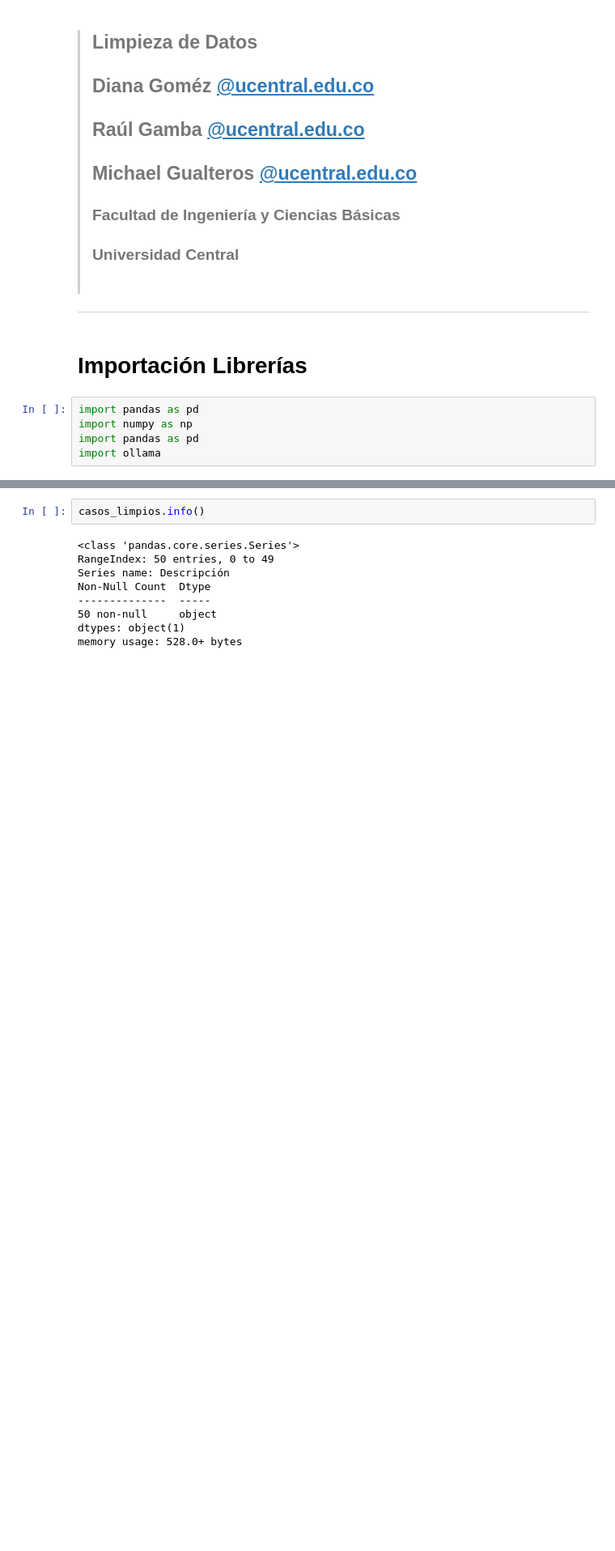
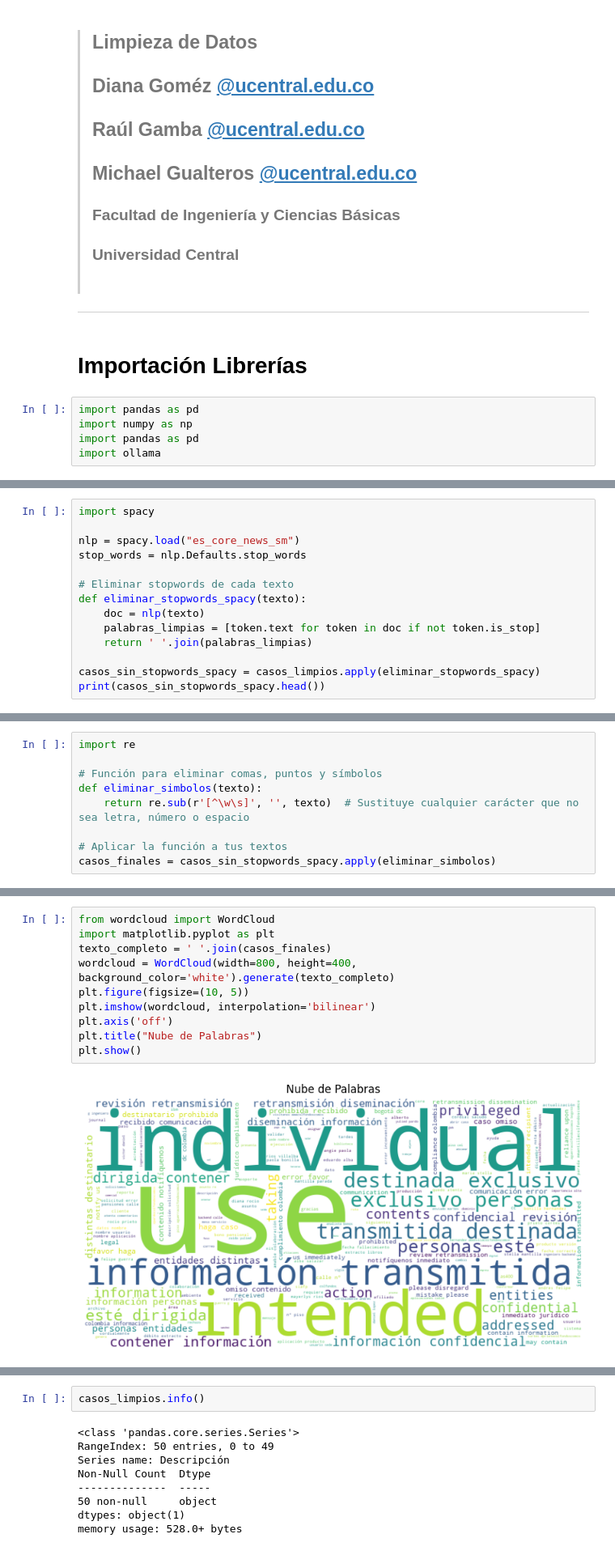
Before and after one commit to mgualteros/ProyectoProfundizacion, a Jupyter notebook: Profundización I/Limpieza información/Limpieza y embeddings 50 registros.ipynb, the cells around one changed output, grey strips where cells are left out. Shown at 81% size. Cells and saved outputs as stored; diff of their text form; blank space fills up the shorter version.

```diff
--- a/Profundización I/Limpieza información/Limpieza y embeddings 50 registros.ipynb
+++ b/Profundización I/Limpieza información/Limpieza y embeddings 50 registros.ipynb
@@ -57,2 +56,16 @@ max      8859.000000
 Name: Descripción, dtype: float64
 buenas tardes, solicito de su amable colaboración en ayudarnos a crear un caso para ser asignado a helbert alonso ojeda, con la descripción “búsqueda de información bases de datos”; la solicitud puntu ...
+# %%
+import spacy
+
+nlp = spacy.load("es_core_news_sm")
+stop_words = nlp.Defaults.stop_words
+
+# Eliminar stopwords de cada texto
+def eliminar_stopwords_spacy(texto):
+    doc = nlp(texto)
+    palabras_limpias = [token.text for token in doc if not token.is_stop]
+    return ' '.join(palabras_limpias)
+
+casos_sin_stopwords_spacy = casos_limpios.apply(eliminar_stopwords_spacy)
+print(casos_sin_stopwords_spacy.head())
@@ -58,0 +79,9 @@ buenas tardes, solicito de su amable colaboración en ayudarnos a crear un caso
+# %%
+import re
+
+# Función para eliminar comas, puntos y símbolos
+def eliminar_simbolos(texto):
+    return re.sub(r'[^\w\s]', '', texto)  # Sustituye cualquier carácter que no sea letra, número o espacio
+
+# Aplicar la función a tus textos
+casos_finales = casos_sin_stopwords_spacy.apply(eliminar_simbolos)
@@ -58,0 +107,12 @@ buenas tardes, solicito de su amable colaboración en ayudarnos a crear un caso
+# %%
+from wordcloud import WordCloud
+import matplotlib.pyplot as plt
+texto_completo = ' '.join(casos_finales)
+wordcloud = WordCloud(width=800, height=400, background_color='white').generate(texto_completo)
+plt.figure(figsize=(10, 5))
+plt.imshow(wordcloud, interpolation='bilinear')
+plt.axis('off')
+plt.title("Nube de Palabras")
+plt.show()
+# %% [output]
+[figure, added]
```
Also changed, not shown: parts of 15 cells of this notebook.
